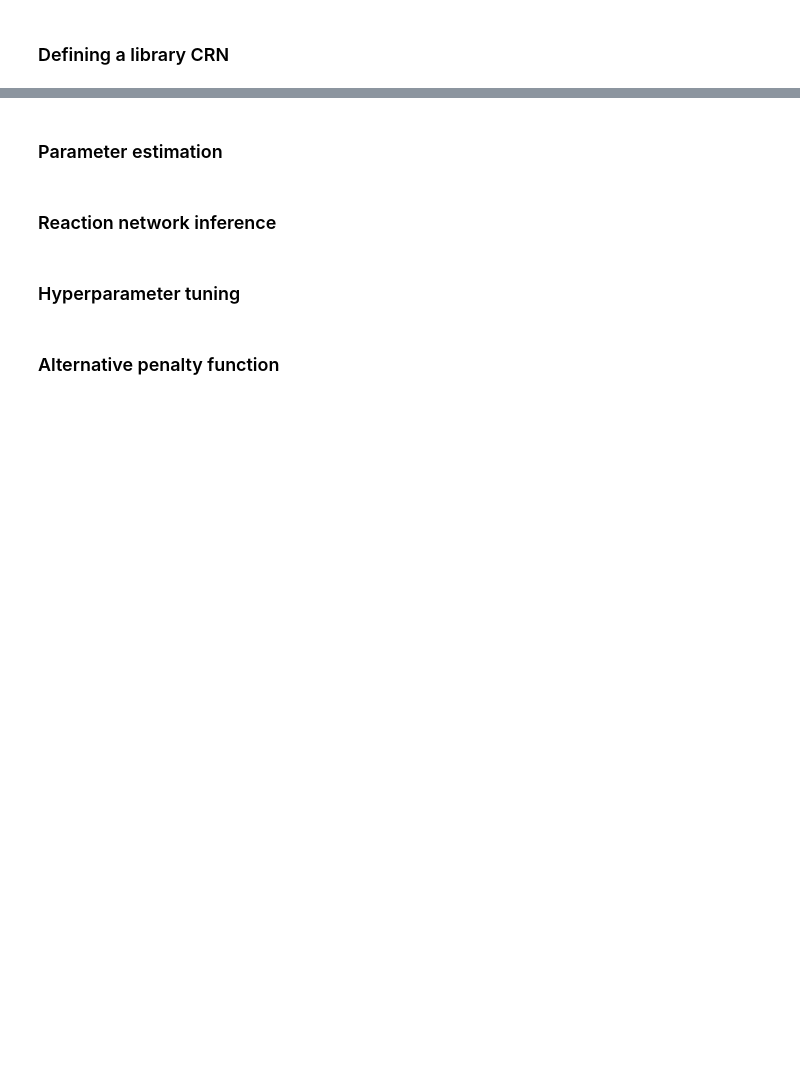
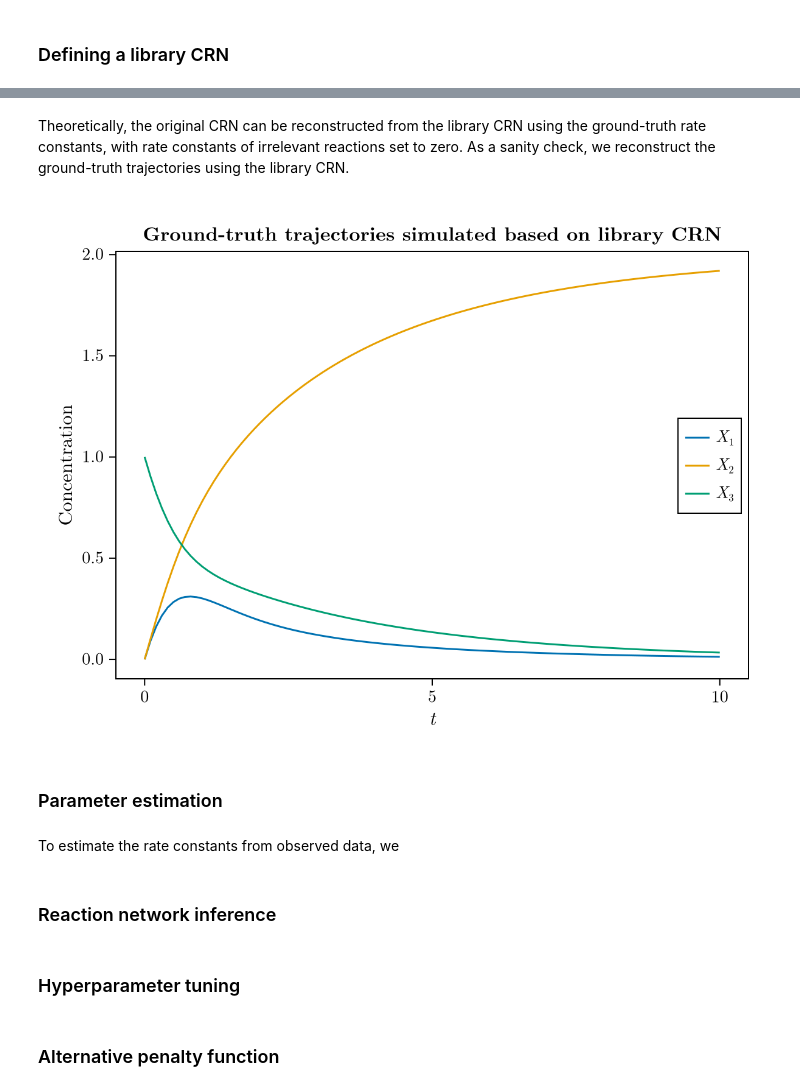
Before and after one commit to ysfoo/crn-inference, a Jupyter notebook: crn_inference_tutorial.ipynb, the cells around one changed output, grey strips where cells are left out. Saved outputs shown, nothing was run; the diff lists cells and outputs as text; code cells hidden in the pictures; blank space fills up the shorter version.

```diff
--- a/crn_inference_tutorial.ipynb
+++ b/crn_inference_tutorial.ipynb
@@ -47,0 +124,19 @@ Suggestion: check for spelling errors or missing imports.
+# %%
+t = default_t(); # time variable
+xs = @species X₁(t) X₂(t) X₃(t)
+
+complexes_vec = [xs[idx_vec] for idx_vec in [[1], [2], [3], [1, 2], [2, 3], [1, 3]]]; # all possible complexes
+# define all ordered pairs of distinct complexes for reactions
+rct_prd_pairs = [
+	(reactants, products) for reactants in complexes_vec for products in complexes_vec
+	if reactants !== products
+];
+n_rx = length(rct_prd_pairs); # number of reactions
+@parameters k[1:n_rx] # reaction rate constants
+rx_vec = [
+	Reaction(kval, reactants, products) for ((reactants, products), kval) in zip(rct_prd_pairs, k)
+];
+
+# CRN
+@named lib_crn = ReactionSystem(rx_vec, t)
+lib_crn = complete(lib_crn) # `lib_crn` is defined using the `ReactionSystem` constructor, and so has to be manually marked as complete
@@ -48,5 +178,25 @@ Suggestion: check for spelling errors or missing imports.
+# %% [markdown]
+Theoretically, the original CRN can be reconstructed from the library CRN using the ground-truth rate constants, with rate constants of irrelevant reactions set to zero. As a sanity check, we reconstruct the ground-truth trajectories using the library CRN.
+# %%
+lib_oprob = ODEProblem(lib_crn, x0map, t_span, zeros(n_rx)) # `zeros(n_rx)` sets all rate constants to 0
+
+true_kvec = zeros(n_rx); true_kvec[1] = 1; true_kvec[13] = 1; true_kvec[18] = 1; # ground-truth rate constants
+check_oprob = remake(lib_oprob, p=[k => true_kvec]) # `p` is an argument name used by `remake`, `k` is the variable name defined along with the library CRN
+check_sol = solve(check_oprob, saveat=0.1) # save solution every 0.1 units of time
+
+f = Figure()
+ax = Axis(f[1,1], xlabel=L"t", ylabel="Concentration", title="Ground-truth trajectories simulated based on library CRN")
+for i in 1:n_species
+    lines!(check_sol.t, [pt[i] for pt in check_sol.u], label=L"X_%$i")
+end
+axislegend(position=:rc);
+current_figure()
+# %% [output]
+[figure, added]
 # %% [markdown]
 ### Parameter estimation
+# %% [markdown]
+To estimate the rate constants from observed data, we
 # %% [markdown]
 ### Reaction network inference
 # %% [markdown]
```
Also changed, not shown: parts of 17 cells of this notebook.
